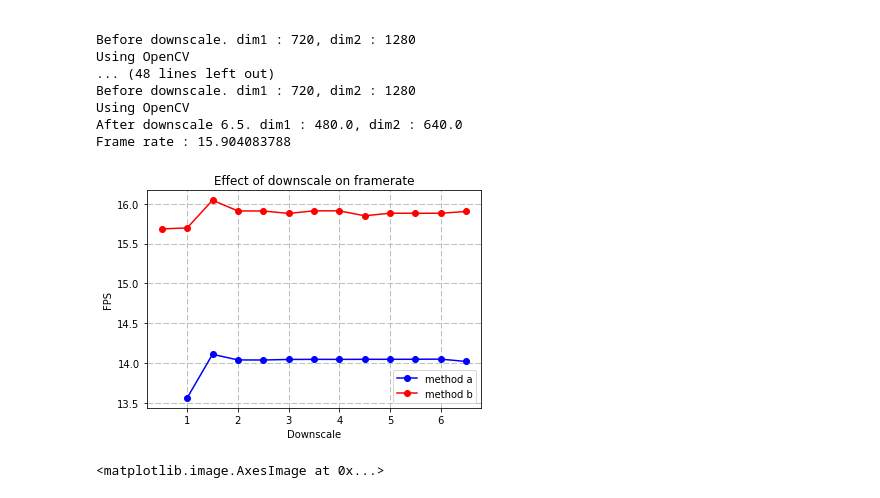
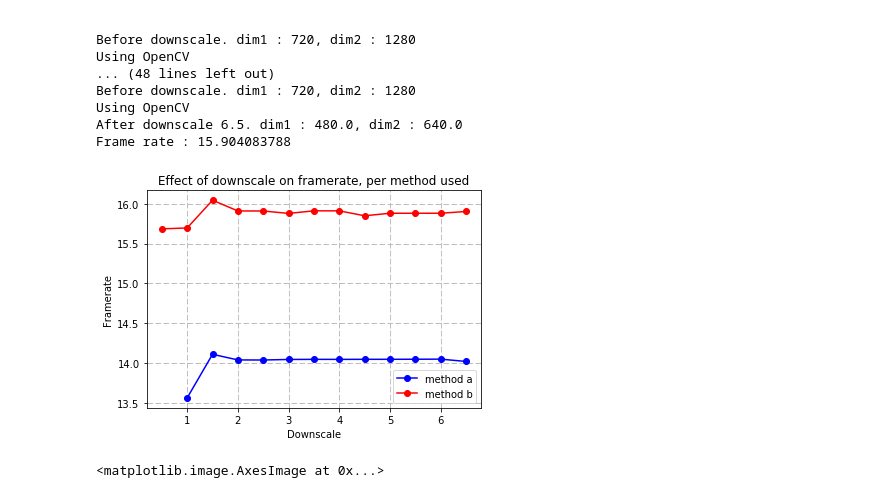
Before and after one commit to pierrealbiges/INT-internship, a Jupyter notebook: 2017-05-03_grabing_frames_with_opencv.ipynb, the cells around one changed output. Cells and saved outputs as stored; diff of their text form; code cells hidden in the pictures.

```diff
--- a/2017-05-03_grabing_frames_with_opencv.ipynb
+++ b/2017-05-03_grabing_frames_with_opencv.ipynb
@@ -165,14 +165,14 @@ Frame rate : 15.904083788
 # %%
 plt.plot(downscales_a, frames_a, 'b', marker='o', label='method a')
 plt.plot(downscales_b, frames_b, 'r', marker='o', label='method b')
 plt.grid(linestyle='--')
 plt.legend()
-plt.title('Effect of downscale on framerate')
+plt.title('Effect of downscale on framerate, per method used')
 plt.xlabel('Downscale')
-plt.ylabel('FPS')
+plt.ylabel('Framerate')
 plt.show()
 # %% [output]
-[figure, old version]
+[figure, new version]
 # %%
 plt.imshow(frame)
 # %% [output]
```
Also changed, not shown: parts of 2 cells of this notebook, 1 other file.
